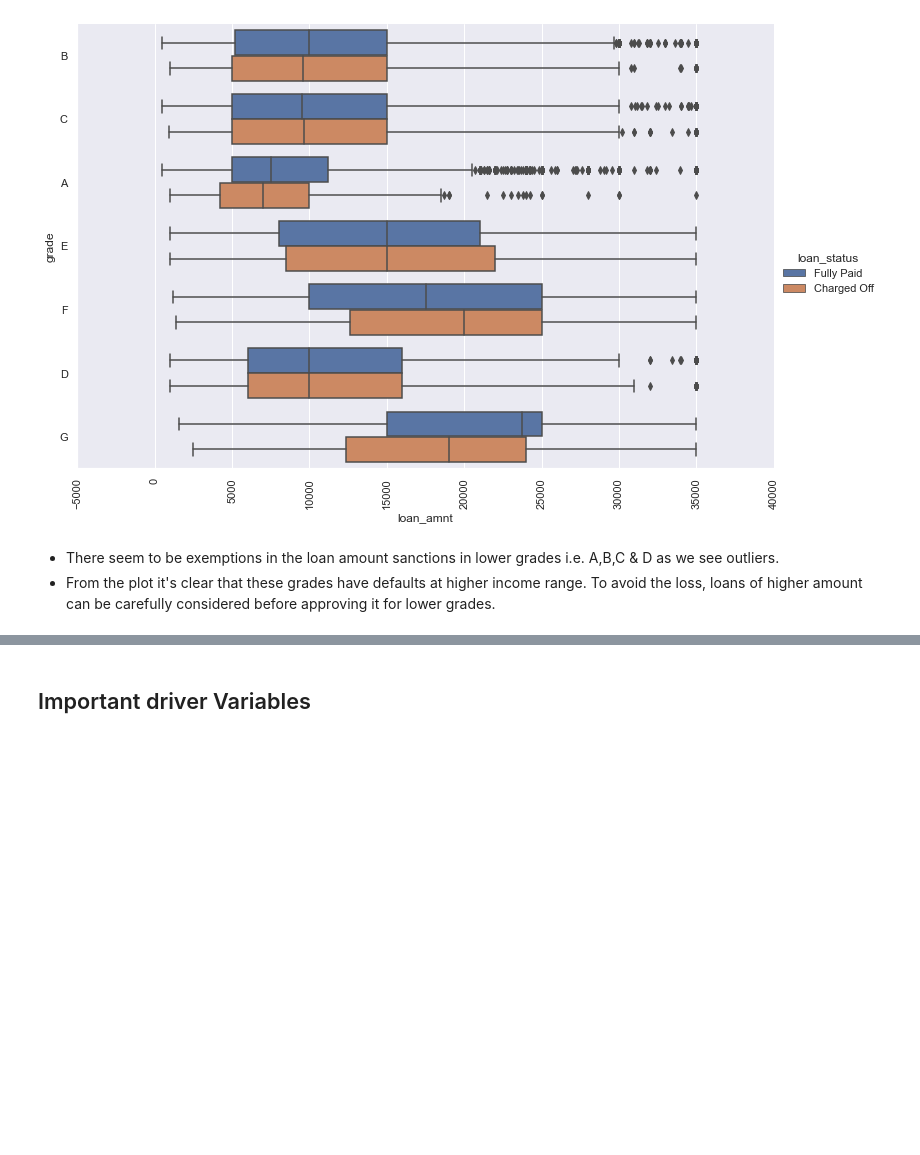
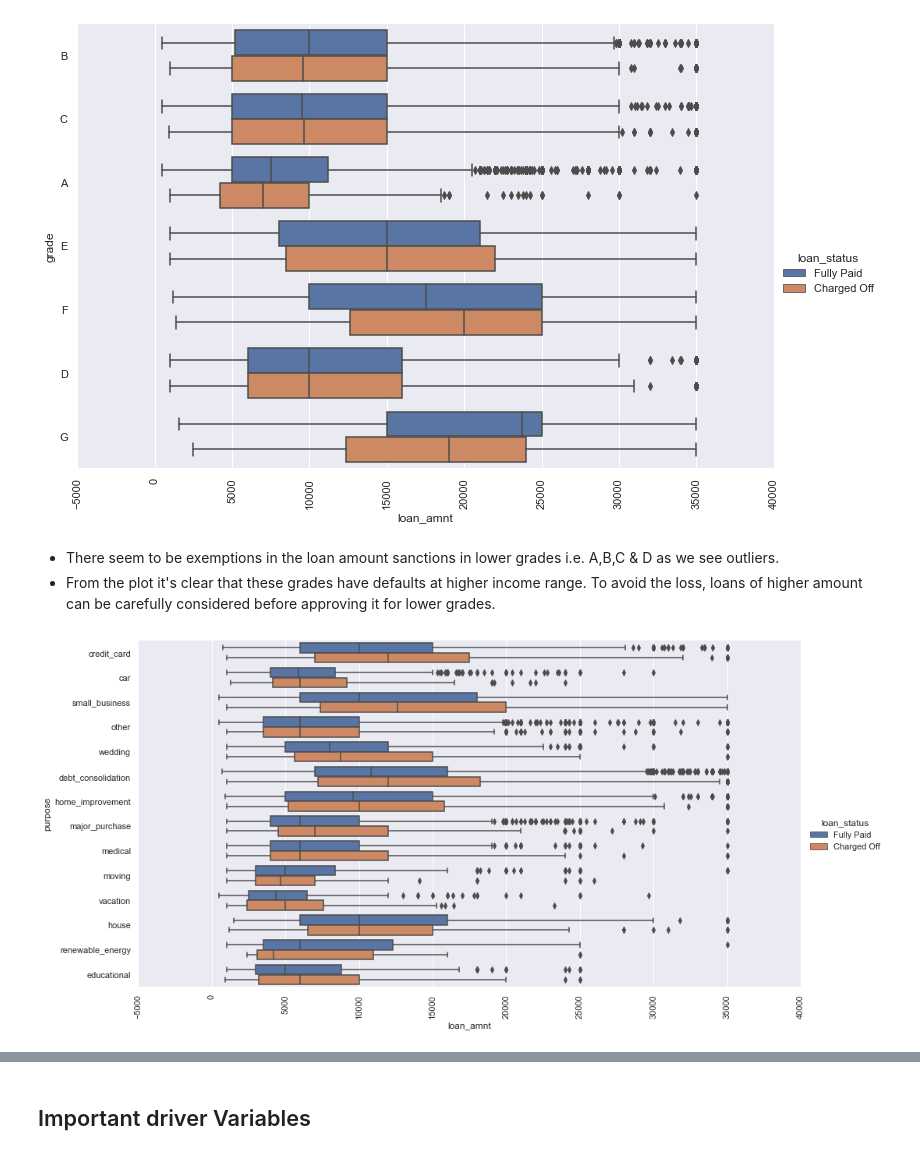
Before and after one commit to G-Slient/fraud_detection, a Jupyter notebook: Lending Club - Case Study.ipynb, the cells around one changed output, grey strips where cells are left out. Cells and saved outputs as stored; diff of their text form; code cells hidden in the pictures; blank space fills up the shorter version.

Commit message:
added bivariate analysis & key observations

```diff
--- a/Lending Club - Case Study.ipynb
+++ b/Lending Club - Case Study.ipynb
@@ -1065,3 +1065,7 @@ bivariate_analysis('loan_amnt','grade','loan_status','box')
 # %% [markdown]
 - There seem to be exemptions in the loan amount sanctions in lower grades i.e. A,B,C & D as we see outliers.
 - From the plot it's clear that these grades have defaults at higher income range. To avoid the loss, loans of higher amount can be carefully considered before approving it for lower grades.
+# %%
+bivariate_analysis('loan_amnt','purpose','loan_status','box',2)
+# %% [output]
+[figure, added]
```
Also changed, not shown: parts of 14 cells of this notebook.
